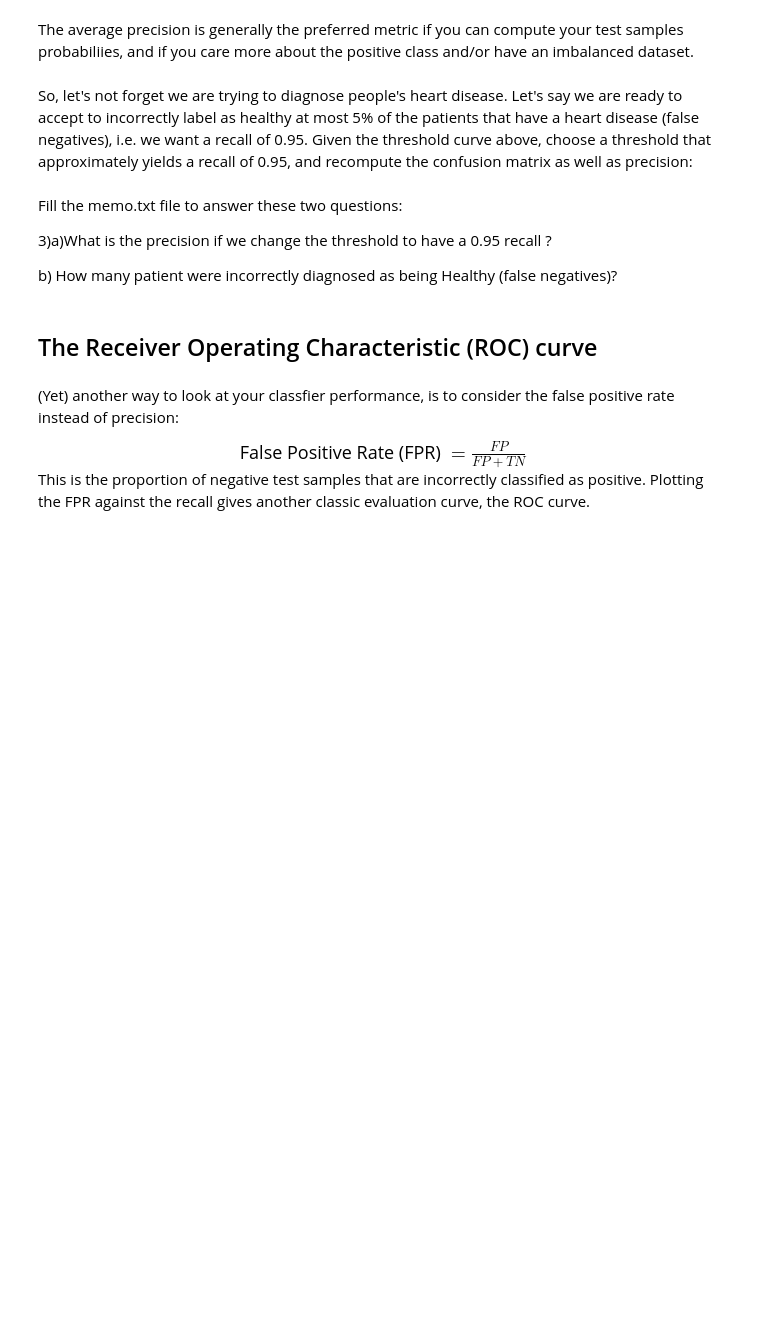
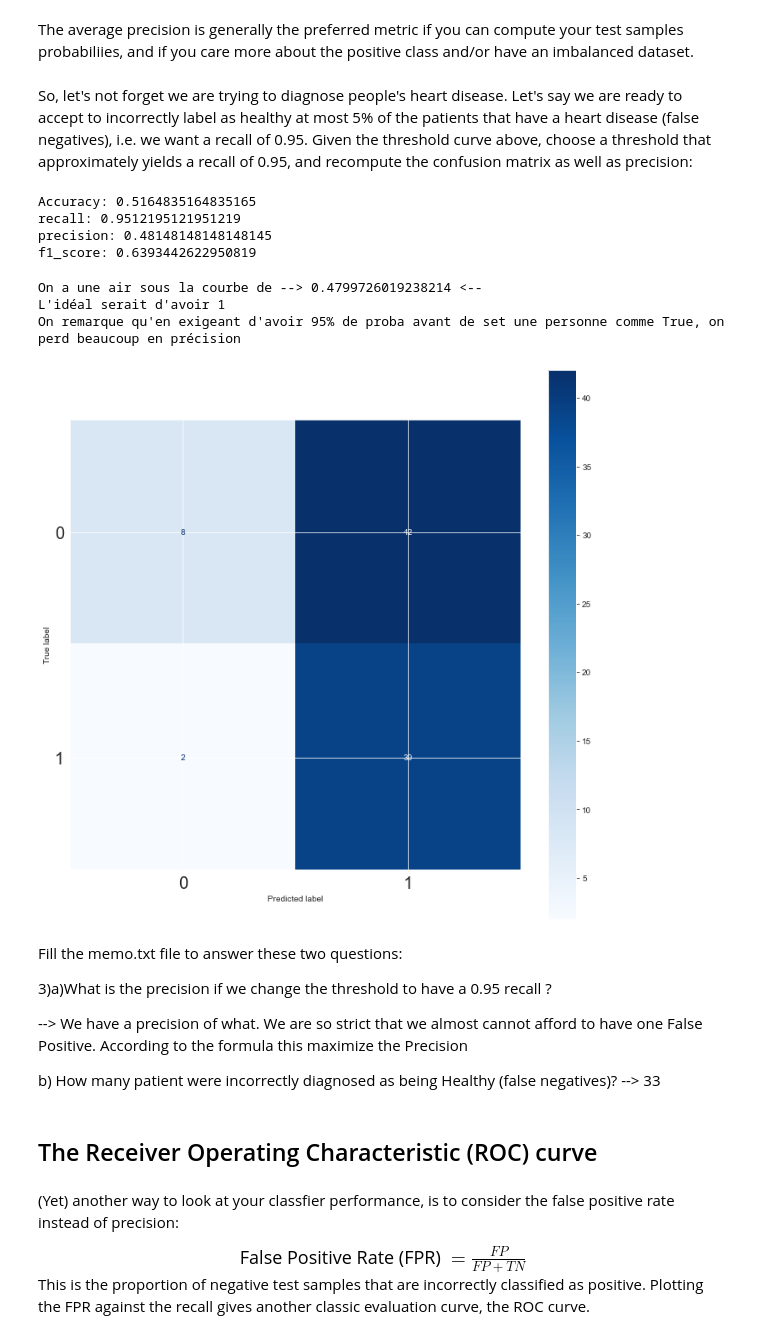
Before and after one commit to ManuLabricole/CDN-MachineLearning, a Jupyter notebook: ML2/notebooks/Machine_Learning_2.1_Classification.ipynb, the cells around one changed output. Saved outputs shown, nothing was run; the diff lists cells and outputs as text; code cells hidden in the pictures; blank space fills up the shorter version.

```diff
--- a/ML2/notebooks/Machine_Learning_2.1_Classification.ipynb
+++ b/ML2/notebooks/Machine_Learning_2.1_Classification.ipynb
@@ -649,15 +663,51 @@ The average precision is generally the preferred metric if you can compute your
 So, let's not forget we are trying to diagnose people's heart disease. Let's say we are ready to accept to incorrectly label as healthy at most 5% of the patients that have a heart disease (false negatives), i.e. we want a recall of 0.95.
 Given the threshold curve above, choose a threshold that approximately yields a recall of 0.95, and recompute the confusion matrix as well as precision:
 # %%
-#TOFILL
-threshold =
+threshold = 0.06
 y_cv_pred_95recall = y_test_proba > threshold
+# %%
+accuracy = accuracy_score(y_test, y_cv_pred_95recall)
+recall = recall_score(y_test, y_cv_pred_95recall)
+precision = precision_score(y_test, y_cv_pred_95recall)
+f1 = f1_score(y_test, y_cv_pred_95recall)
+print("Accuracy:", accuracy)
+print("recall:", recall)
+print("precision:", precision)
+print("f1_score:", f1)
+# %% [output]
+Accuracy: 0.5164835164835165
+recall: 0.9512195121951219
+precision: 0.48148148148148145
+f1_score: 0.6393442622950819
+# %%
+value = average_precision_score(y_test, y_cv_pred_95recall)
+print(f"On a une air sous la courbe de --> {value} <--")
+print("L'idéal serait d'avoir 1")
+print("On remarque qu'en exigeant d'avoir 95% de proba avant de set une personne comme True, on perd beaucoup en précision")
+# %% [output]
+On a une air sous la courbe de --> 0.4799726019238214 <--
+L'idéal serait d'avoir 1
+On remarque qu'en exigeant d'avoir 95% de proba avant de set une personne comme True, on perd beaucoup en précision
+# %%
+cm = confusion_matrix(y_test, y_cv_pred_95recall)
+cm_display = ConfusionMatrixDisplay(cm)
+
+fig, ax = plt.subplots(figsize=(12, 12))
+cm_display.plot(cmap='Blues', ax=ax)
+plt.xticks(rotation=0, fontsize=20)
+plt.yticks(fontsize=20)
+plt.show()
+# %% [output]
+[figure, added]
 # %% [markdown]
 Fill the memo.txt file to answer these two questions:
 
 3)a)What is the precision if we change the threshold to have a 0.95 recall ?
 
+--> We have a precision of what. We are so strict that we almost cannot afford to have one False Positive. According to the formula this maximize the Precision
+
 b) How many patient were incorrectly diagnosed as being Healthy (false negatives)?
+--> 33
 # %% [markdown]
 ## The Receiver Operating Characteristic (ROC) curve
 # %% [markdown]
```
Also changed, not shown: parts of 18 cells of this notebook, 1 other file.
